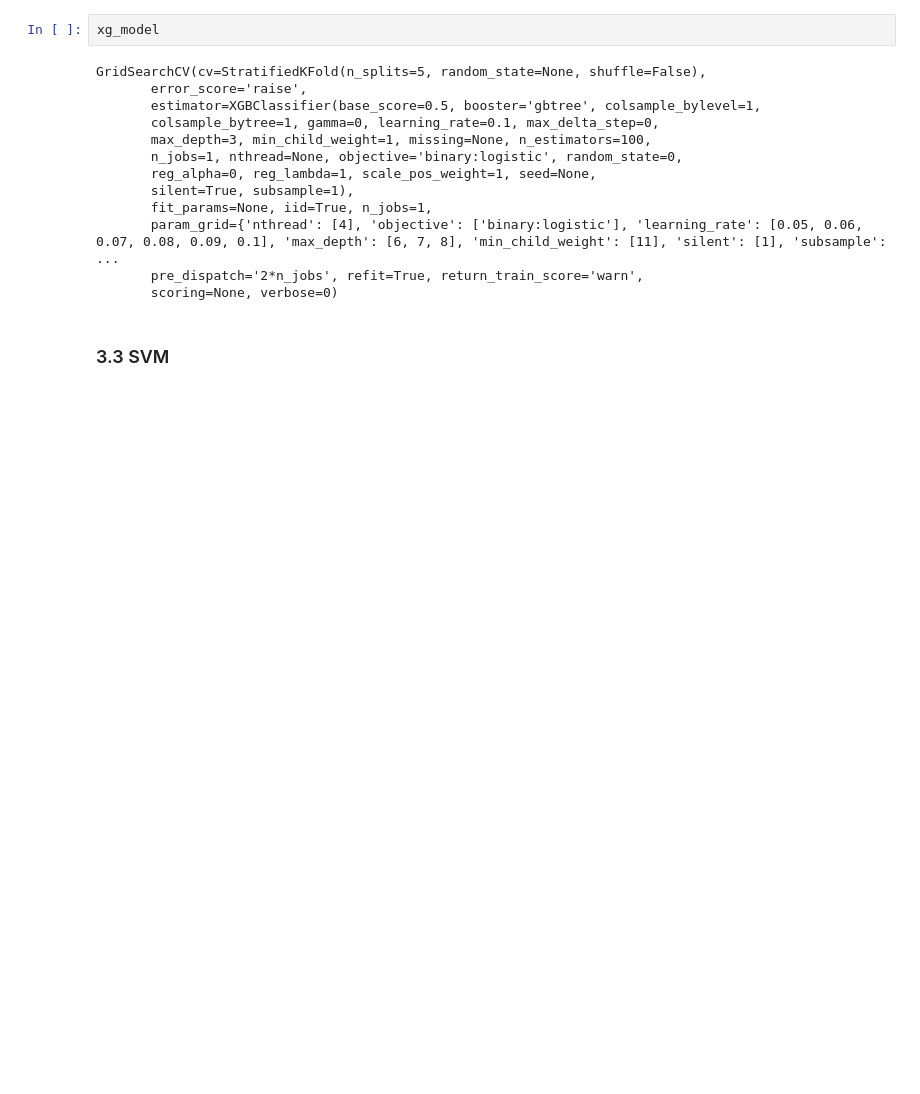
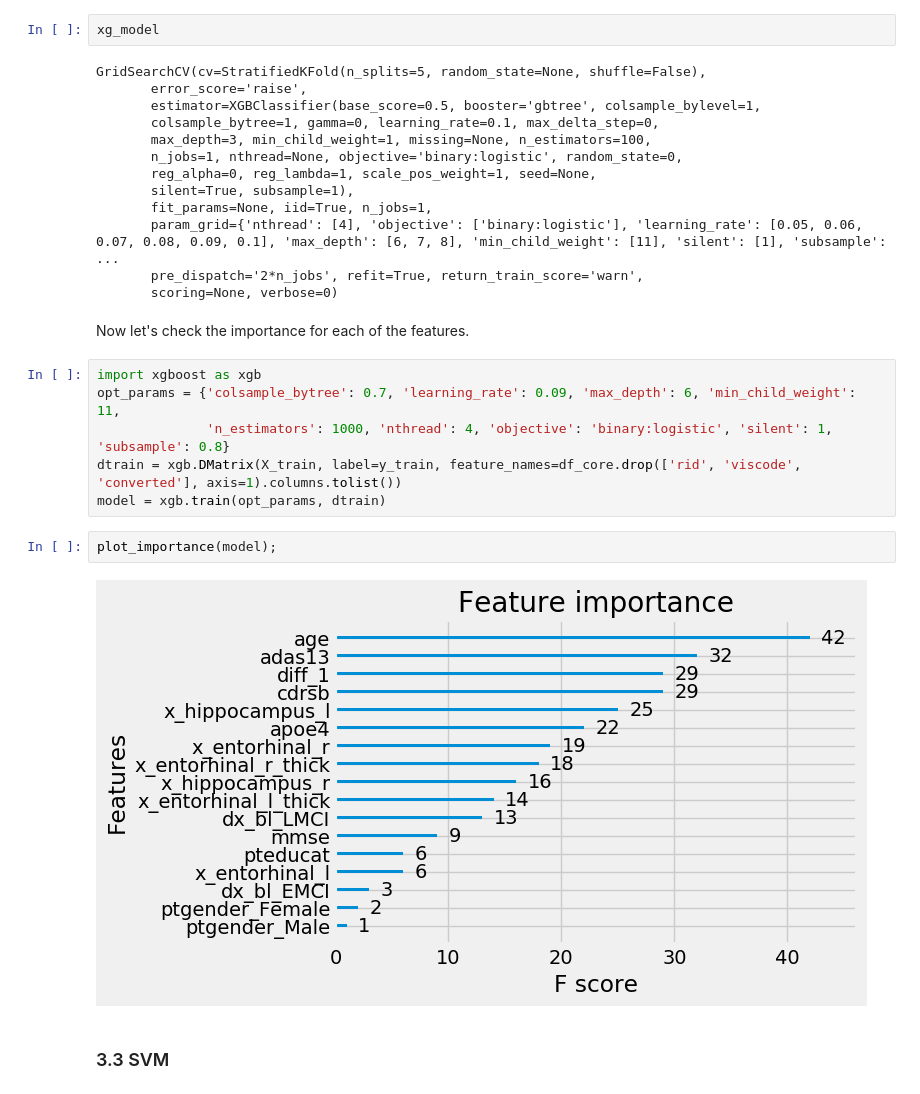
Before and after one commit to keshavkrishnagangwar/springboard_data_science, a Jupyter notebook: capstone_1_mri/model.ipynb, the cells around one changed output. Cells and saved outputs as stored; diff of their text form; blank space fills up the shorter version.

Commit message:
added feature importance plot

```diff
--- a/capstone_1_mri/model.ipynb
+++ b/capstone_1_mri/model.ipynb
@@ -459,6 +463,18 @@ GridSearchCV(cv=StratifiedKFold(n_splits=5, random_state=None, shuffle=False),
        param_grid={'nthread': [4], 'objective': ['binary:logistic'], 'learning_rate': [0.05, 0.06, 0.07, 0.08, 0.09, 0.1], 'max_depth': [6, 7, 8], 'min_child_weight': [11], 'silent': [1], 'subsample': ...
        pre_dispatch='2*n_jobs', refit=True, return_train_score='warn',
        scoring=None, verbose=0)
+# %% [markdown]
+Now let's check the importance for each of the features.
+# %%
+import xgboost as xgb
+opt_params = {'colsample_bytree': 0.7, 'learning_rate': 0.09, 'max_depth': 6, 'min_child_weight': 11,
+              'n_estimators': 1000, 'nthread': 4, 'objective': 'binary:logistic', 'silent': 1, 'subsample': 0.8}
+dtrain = xgb.DMatrix(X_train, label=y_train, feature_names=df_core.drop(['rid', 'viscode', 'converted'], axis=1).columns.tolist())
+model = xgb.train(opt_params, dtrain)
+# %%
+plot_importance(model);
+# %% [output]
+[figure, added]
 # %% [markdown]
 ### 3.3 SVM
 # %% [markdown]
```
Also changed, not shown: parts of 2 cells of this notebook.
